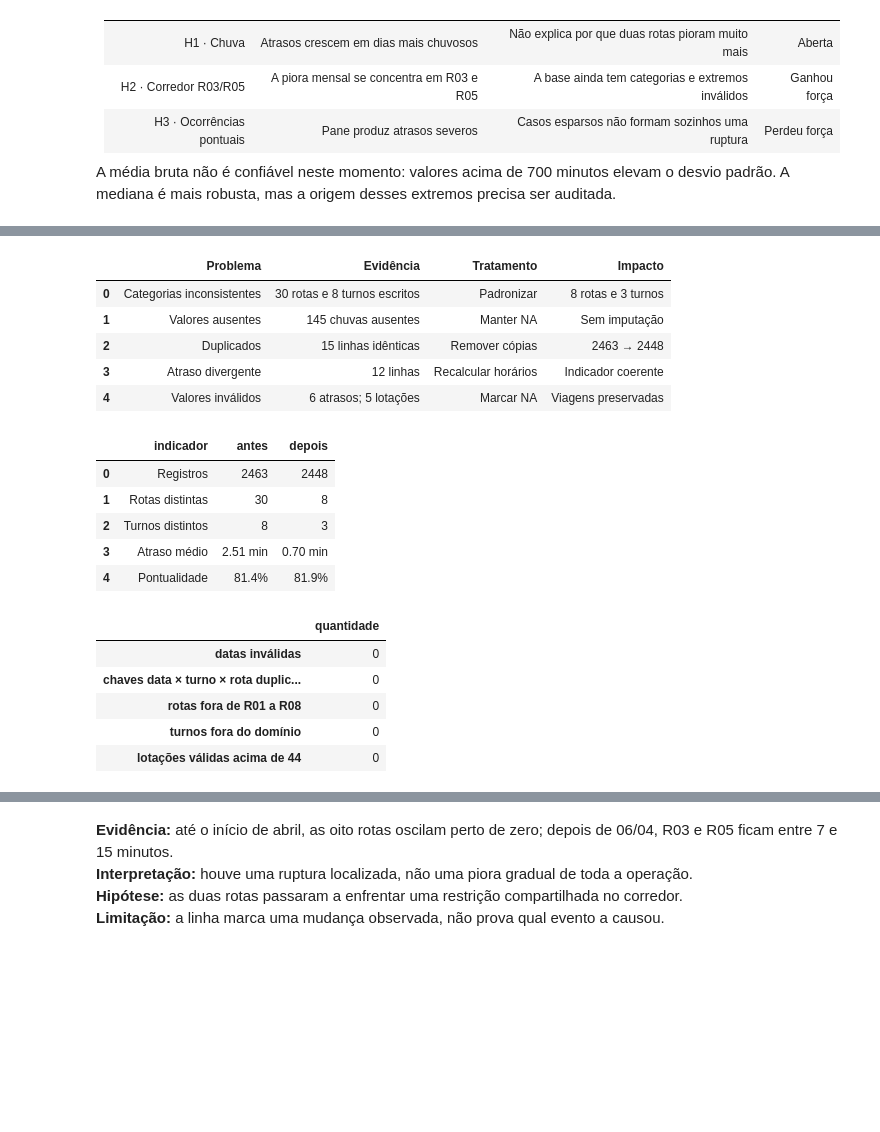
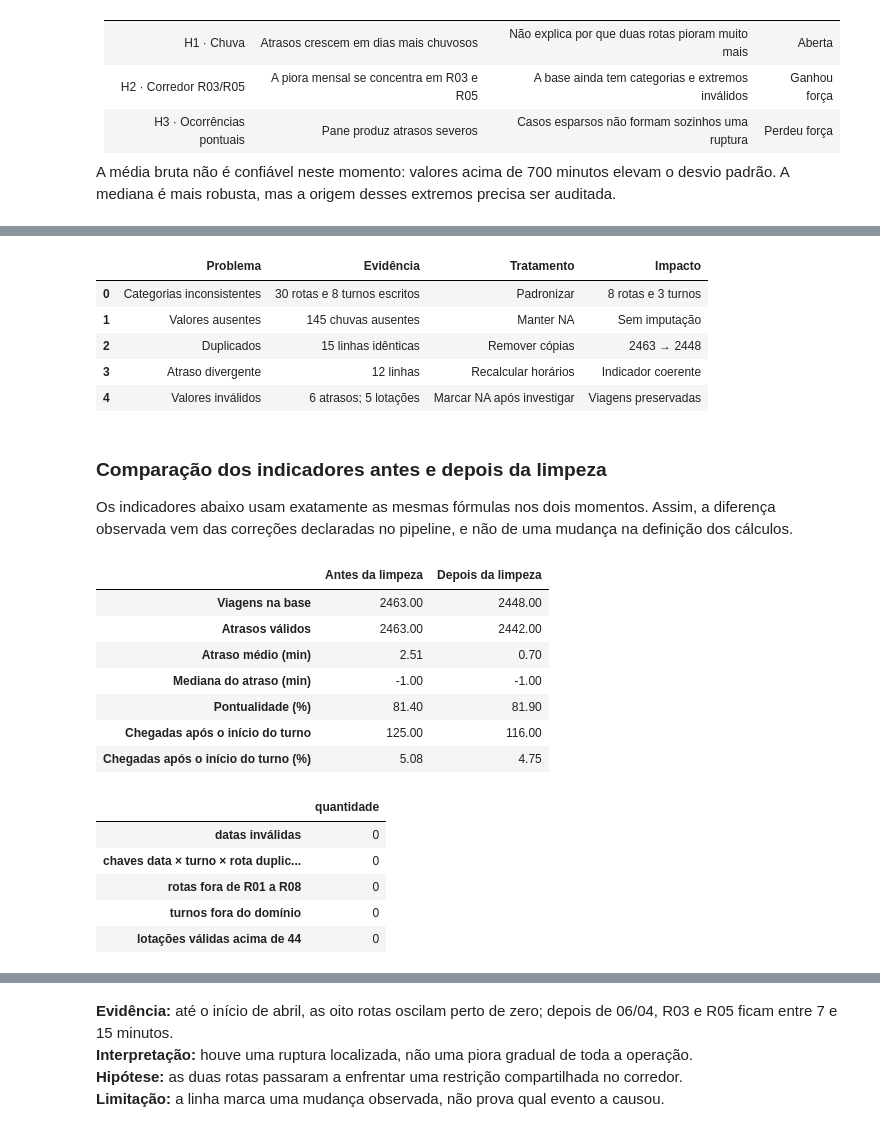
Before and after one commit to JulianaBallin/TransitTrace, a Jupyter notebook: transporte_fretado_rota_em_dia.ipynb, the cells around one changed output, grey strips where cells are left out. Saved outputs shown, nothing was run; the diff lists cells and outputs as text; code cells hidden in the pictures; blank space fills up the shorter version.

```diff
--- a/transporte_fretado_rota_em_dia.ipynb
+++ b/transporte_fretado_rota_em_dia.ipynb
@@ -318,11 +519,12 @@ O pipeline segue quatro princípios: preservar a base bruta, declarar critérios
 # %%
 def clean_transport_data(raw_frame):
+    '''Clean the transport data and return an audit log.'''
+    # Preserva o objeto original e identifica cópias exatas.
     data = raw_frame.copy()
     duplicate_mask = raw_frame.duplicated(keep="first")
 
-    data["data"] = pd.to_datetime(
-        data["data"], format="mixed", dayfirst=True, errors="coerce"
-    )
+    # Padroniza datas, turnos, rotas e campos de texto.
+    data["data"] = parse_dates(data["data"])
     data["turno"] = (
         data["turno"].astype("string").str.strip().str.casefold()
         .replace({"manha": "manhã", "noturno": "noite"}).str.title()
@@ -340,7 +542,10 @@ def clean_transport_data(raw_frame):
             .str.replace("h", ":", regex=False).str.slice(0, 5)
         )
 
+    # Remove apenas as duplicatas comprovadamente idênticas.
     data = data.loc[~duplicate_mask].copy()
+
+    # Recalcula o atraso com os horários padronizados.
     scheduled = pd.to_datetime(
         data["data"].dt.strftime("%Y-%m-%d") + " " + data["horario_previsto"],
         errors="coerce",
@@ -358,12 +563,14 @@ def clean_transport_data(raw_frame):
     invalid_delay = ~data["atraso_calculado"].between(-60, 120)
     invalid_capacity = ~data["passageiros"].between(0, 44)
 
+    # Mantém a viagem e anula somente o campo inválido.
     data["atraso_min"] = data["atraso_calculado"].mask(invalid_delay)
     data["passageiros"] = data["passageiros"].mask(invalid_capacity)
     data["pontual"] = data["atraso_min"].le(5).where(data["atraso_min"].notna())
     data["apos_inicio_turno"] = (
         data["atraso_min"].gt(15).where(data["atraso_min"].notna())
     )
+    # Cria variáveis auxiliares usadas nas comparações finais.
     data["mes"] = data["data"].dt.to_period("M").astype("string")
     data["semana"] = data["data"].dt.to_period("W-SUN").apply(
         lambda period: period.start_time
@@ -381,7 +588,7 @@ def clean_transport_data(raw_frame):
         ["Valores ausentes", f"{raw_frame['chuva_mm'].isna().sum()} chuvas ausentes", "Manter NA", "Sem imputação"],
         ["Duplicados", f"{duplicate_mask.sum()} linhas idênticas", "Remover cópias", f"{len(raw_frame)} → {len(data)}"],
         ["Atraso divergente", f"{divergent.sum()} linhas", "Recalcular horários", "Indicador coerente"],
-        ["Valores inválidos", f"{invalid_delay.sum()} atrasos; {invalid_capacity.sum()} lotações", "Marcar NA", "Viagens preservadas"],
+        ["Valores inválidos", f"{invalid_delay.sum()} atrasos; {invalid_capacity.sum()} lotações", "Marcar NA após investigar", "Viagens preservadas"],
     ], columns=["Problema", "Evidência", "Tratamento", "Impacto"])
     return data, log
 
@@ -393,36 +600,50 @@ display(cleaning_log)
 | 1 | Valores ausentes | 145 chuvas ausentes | Manter NA | Sem imputação |
 | 2 | Duplicados | 15 linhas idênticas | Remover cópias | 2463 → 2448 |
 | 3 | Atraso divergente | 12 linhas | Recalcular horários | Indicador coerente |
-| 4 | Valores inválidos | 6 atrasos; 5 lotações | Marcar NA | Viagens preservadas |
+| 4 | Valores inválidos | 6 atrasos; 5 lotações | Marcar NA após investigar | Viagens preservadas |
+# %% [markdown]
+### Comparação dos indicadores antes e depois da limpeza
+
+Os indicadores abaixo usam exatamente as mesmas fórmulas nos dois momentos. Assim, a diferença observada vem das correções declaradas no pipeline, e não de uma mudança na definição dos cálculos.
 # %%
-comparison = pd.DataFrame({
-    "indicador": ["Registros", "Rotas distintas", "Turnos distintos", "Atraso médio", "Pontualidade"],
-    "antes": [
-        len(raw), raw["rota"].nunique(), raw["turno"].nunique(),
-        f"{raw['atraso_min'].mean():.2f} min", f"{raw['atraso_min'].le(5).mean() * 100:.1f}%"
-    ],
-    "depois": [
-        len(data), data["rota"].nunique(), data["turno"].nunique(),
-        f"{data['atraso_min'].mean():.2f} min", f"{data['pontual'].mean() * 100:.1f}%"
-    ],
-})
+def calculate_indicators(frame):
+    '''Calculate comparable indicators for one dataset state.'''
+    # Remove ausências somente da métrica de atraso.
+    valid_delay = frame["atraso_min"].dropna()
+    return pd.Series({
+        "Viagens na base": len(frame),
+        "Atrasos válidos": len(valid_delay),
+        "Atraso médio (min)": valid_delay.mean(),
+        "Mediana do atraso (min)": valid_delay.median(),
+        "Pontualidade (%)": valid_delay.le(5).mean() * 100,
+        "Chegadas após o início do turno": valid_delay.gt(15).sum(),
+        "Chegadas após o início do turno (%)": valid_delay.gt(15).mean() * 100,
+    })
+
+comparison = pd.concat(
+    [calculate_indicators(raw), calculate_indicators(data)],
+    axis=1,
+    keys=["Antes da limpeza", "Depois da limpeza"],
+).round(2)
 display(comparison)
 
 checks = pd.Series({
     "datas inválidas": int(data["data"].isna().sum()),
     "chaves data × turno × rota duplicadas": int(data.duplicated(["data", "turno", "rota"]).sum()),
     "rotas fora de R01 a R08": int((~data["rota"].isin([f"R{i:02d}" for i in range(1, 9)])).sum()),
     "turnos fora do domínio": int((~data["turno"].isin(["Manhã", "Tarde", "Noite"])).sum()),
     "lotações válidas acima de 44": int(data["passageiros"].gt(44).sum()),
 }, name="quantidade")
 display(checks.to_frame())
 # %% [output]
-|  | indicador | antes | depois |
-| 0 | Registros | 2463 | 2448 |
-| 1 | Rotas distintas | 30 | 8 |
-| 2 | Turnos distintos | 8 | 3 |
-| 3 | Atraso médio | 2.51 min | 0.70 min |
-| 4 | Pontualidade | 81.4% | 81.9% |
+|  | Antes da limpeza | Depois da limpeza |
+| Viagens na base | 2463.00 | 2448.00 |
+| Atrasos válidos | 2463.00 | 2442.00 |
+| Atraso médio (min) | 2.51 | 0.70 |
+| Mediana do atraso (min) | -1.00 | -1.00 |
+| Pontualidade (%) | 81.40 | 81.90 |
+| Chegadas após o início do turno | 125.00 | 116.00 |
+| Chegadas após o início do turno (%) | 5.08 | 4.75 |
 |  | quantidade |
 | datas inválidas | 0 |
 | chaves data × turno × rota duplic... | 0 |
```
Also changed, not shown: parts of 30 cells of this notebook, 13 other files.
